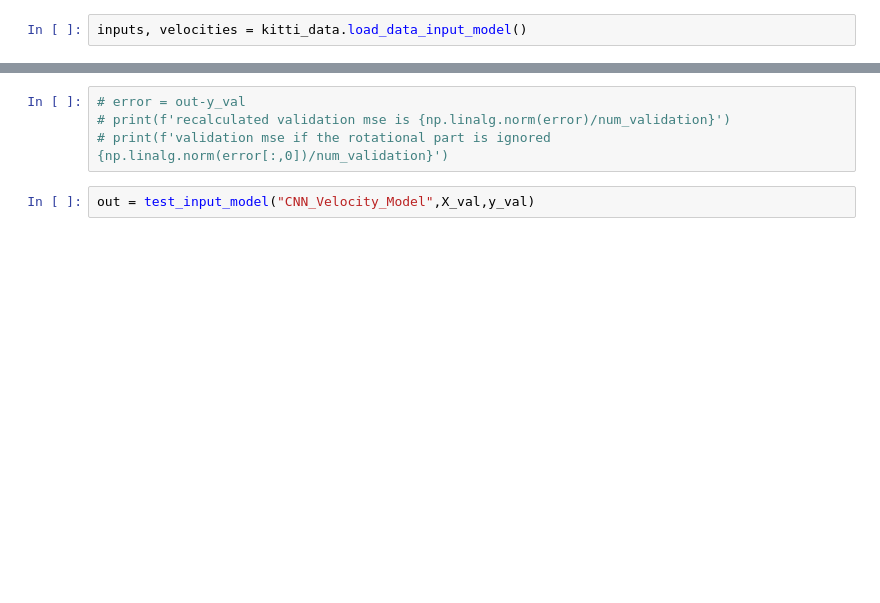
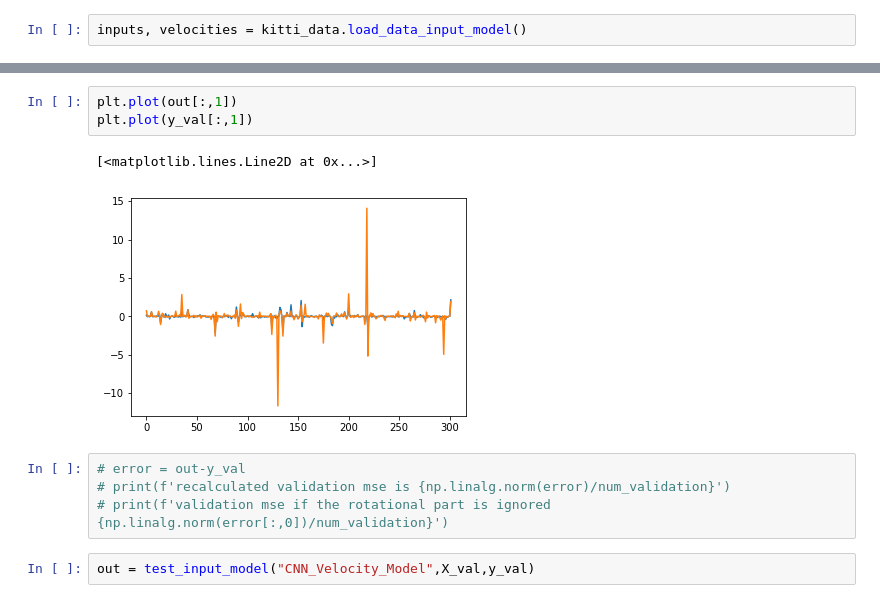
Before and after one commit to gagkhan/deep_visual_odometry, a Jupyter notebook: Training.ipynb, the cells around one changed output, grey strips where cells are left out. Drawn from its saved outputs; the diff is of its cells as text; blank space fills up the shorter version.

```diff
--- a/Training.ipynb
+++ b/Training.ipynb
@@ -109,3 +113,9 @@ out = test_input_model("CNN_Velocity_Model",X_val,y_val)
+# %%
+plt.plot(out[:,1])
+plt.plot(y_val[:,1])
+# %% [output]
+[<matplotlib.lines.Line2D at 0x...>]
+[figure, added]
 # %%
 # error = out-y_val
 # print(f'recalculated validation mse is {np.linalg.norm(error)/num_validation}')
```
Also changed, not shown: parts of 11 cells of this notebook, 3 other files.
